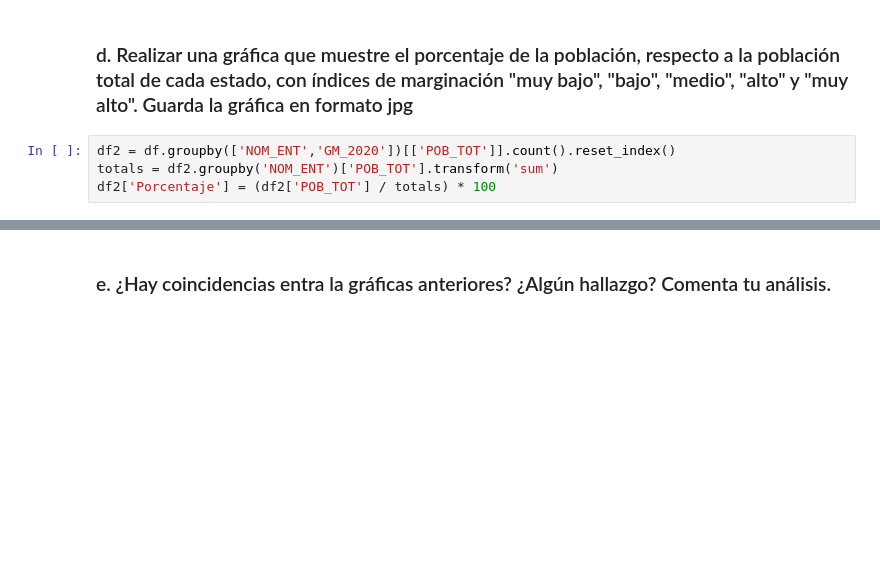
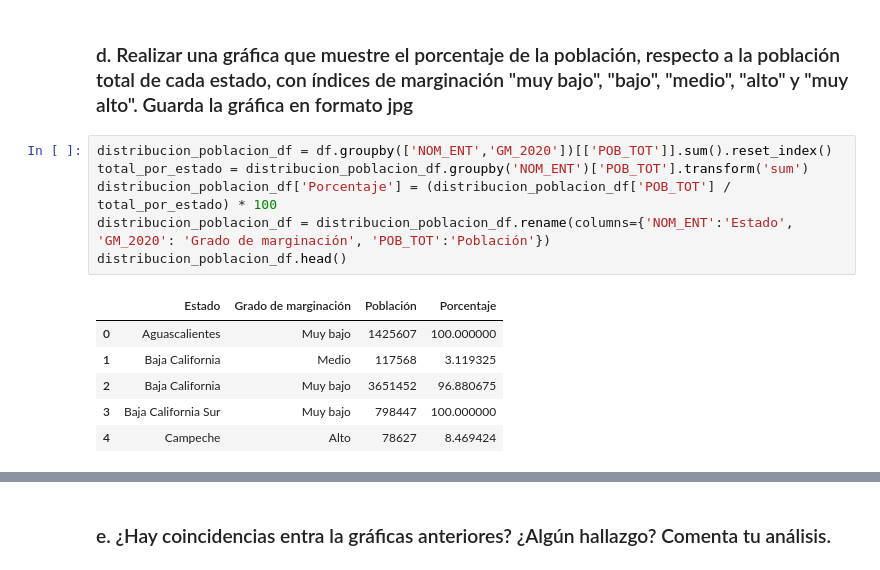
Before and after one commit to VesnaPivac/Indice_de_marginalizacion_Mexico, a Jupyter notebook: Proyecto_IndiceMarginalizacion.ipynb, the cells around one changed output, grey strips where cells are left out. Drawn from its saved outputs; the diff is of its cells as text; blank space fills up the shorter version.

```diff
--- a/Proyecto_IndiceMarginalizacion.ipynb
+++ b/Proyecto_IndiceMarginalizacion.ipynb
@@ -81,8 +74,17 @@ plt.show()
 [figure]
 # %% [markdown]
 ### d. Realizar una gráfica que muestre el porcentaje de la población, respecto a la población total de cada estado, con índices de marginación "muy bajo", "bajo", "medio", "alto" y "muy alto". Guarda la gráfica en formato jpg
-# %%
-df2 = df.groupby(['NOM_ENT','GM_2020'])[['POB_TOT']].count().reset_index()
-totals = df2.groupby('NOM_ENT')['POB_TOT'].transform('sum')
-df2['Porcentaje'] = (df2['POB_TOT'] / totals) * 100
+# %%
+distribucion_poblacion_df = df.groupby(['NOM_ENT','GM_2020'])[['POB_TOT']].sum().reset_index()
+total_por_estado = distribucion_poblacion_df.groupby('NOM_ENT')['POB_TOT'].transform('sum')
+distribucion_poblacion_df['Porcentaje'] = (distribucion_poblacion_df['POB_TOT'] / total_por_estado) * 100
+distribucion_poblacion_df = distribucion_poblacion_df.rename(columns={'NOM_ENT':'Estado', 'GM_2020': 'Grado de marginación', 'POB_TOT':'Población'})
+distribucion_poblacion_df.head()
+# %% [output]
+|  | Estado | Grado de marginación | Población | Porcentaje |
+| 0 | Aguascalientes | Muy bajo | 1425607 | 100.000000 |
+| 1 | Baja California | Medio | 117568 | 3.119325 |
+| 2 | Baja California | Muy bajo | 3651452 | 96.880675 |
+| 3 | Baja California Sur | Muy bajo | 798447 | 100.000000 |
+| 4 | Campeche | Alto | 78627 | 8.469424 |
 # %%
```
Also changed, not shown: parts of 6 cells of this notebook, 2 other files.
